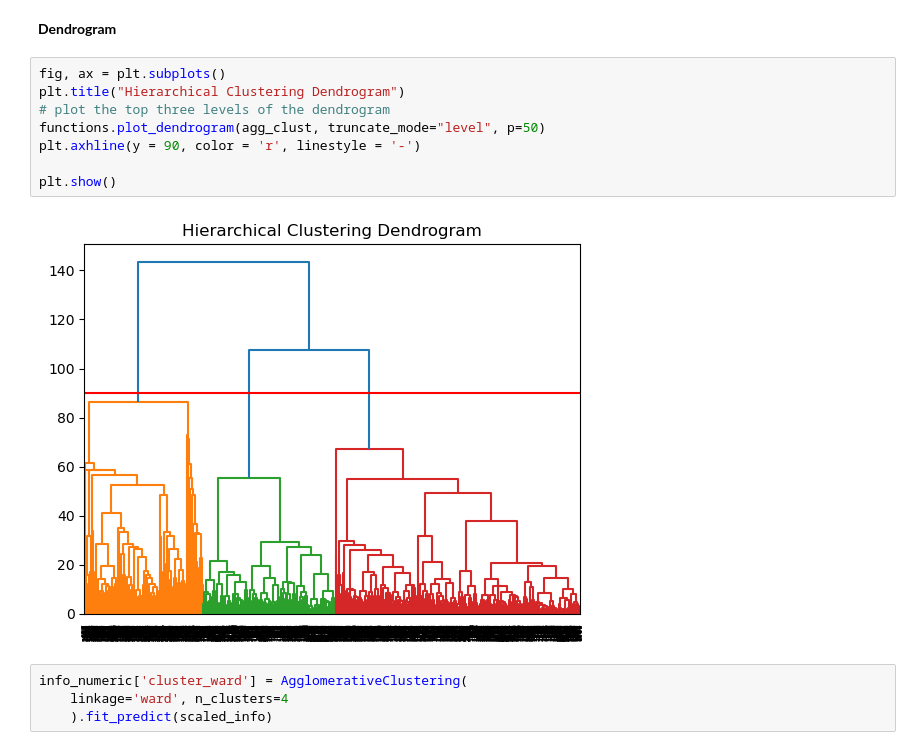
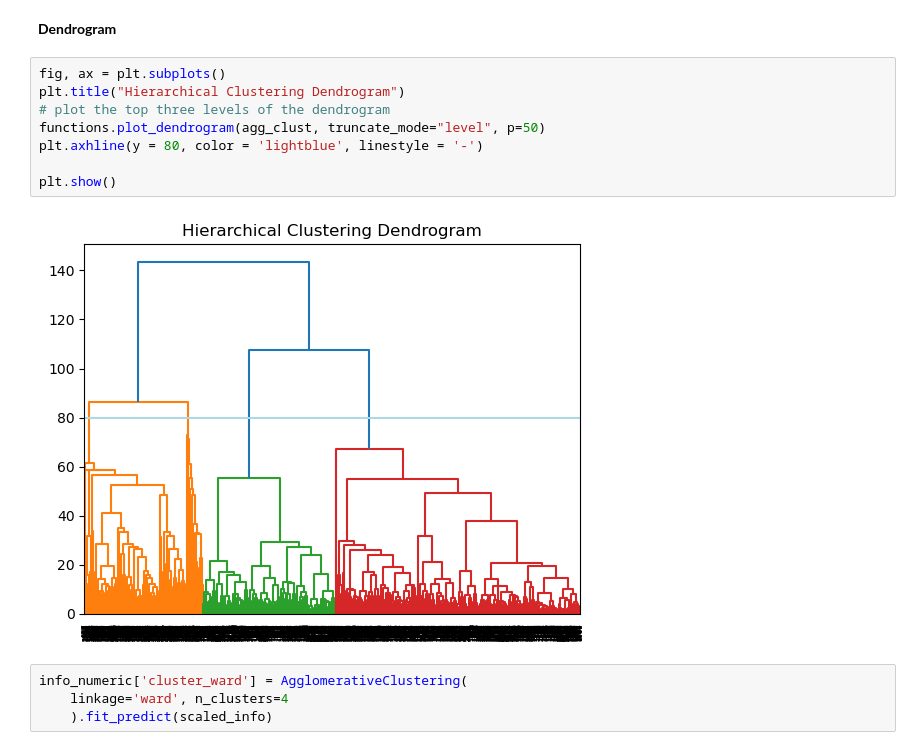
Before and after one commit to antoniooliveira03/Projects, a Jupyter notebook: NTT Project/05_Clustering.ipynb, the cells around one changed output. Drawn from its saved outputs; the diff is of its cells as text.

```diff
--- a/NTT Project/05_Clustering.ipynb
+++ b/NTT Project/05_Clustering.ipynb
@@ -230,13 +231,13 @@ agg_clust = AgglomerativeClustering(
 # %%
 fig, ax = plt.subplots()
 plt.title("Hierarchical Clustering Dendrogram")
 # plot the top three levels of the dendrogram
 functions.plot_dendrogram(agg_clust, truncate_mode="level", p=50)
-plt.axhline(y = 90, color = 'r', linestyle = '-')
+plt.axhline(y = 80, color = 'lightblue', linestyle = '-')
 
 plt.show()
 # %% [output]
-[figure, old version]
+[figure, new version]
 # %%
 info_numeric['cluster_ward'] = AgglomerativeClustering(
     linkage='ward', n_clusters=4
```
Also changed, not shown: parts of 2 cells of this notebook, 3 other files.
